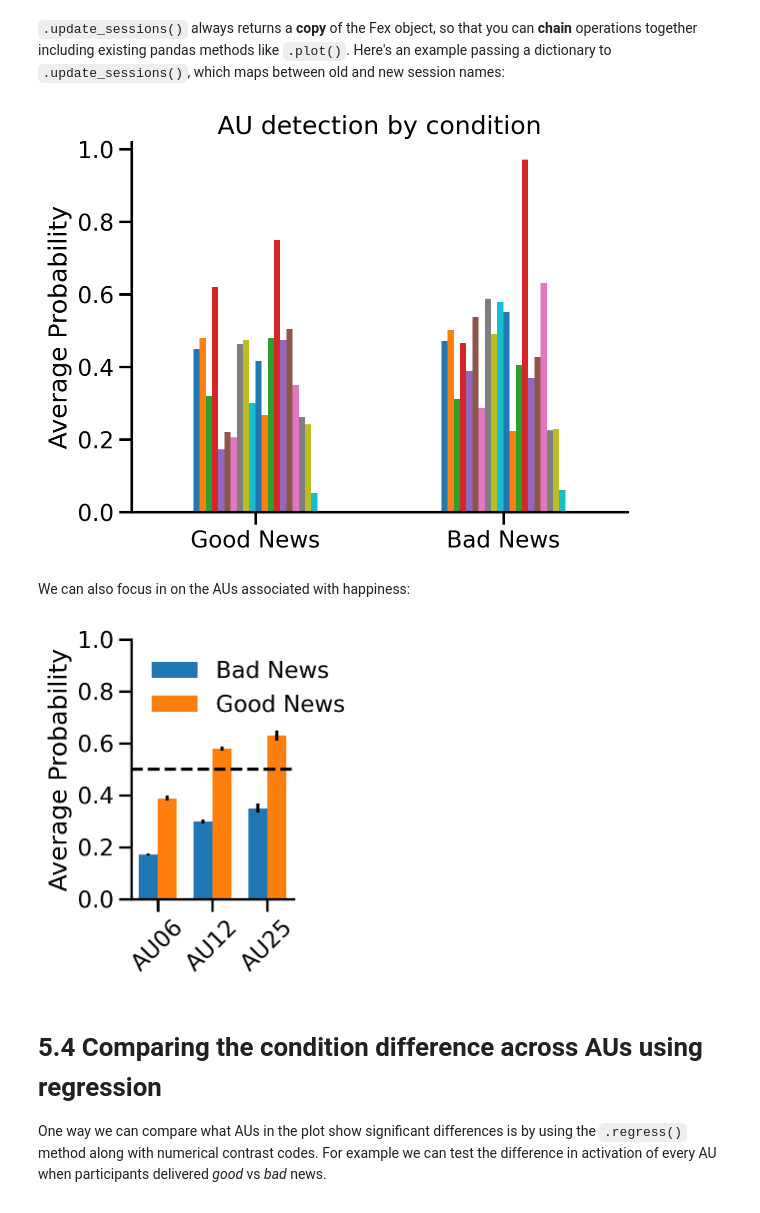
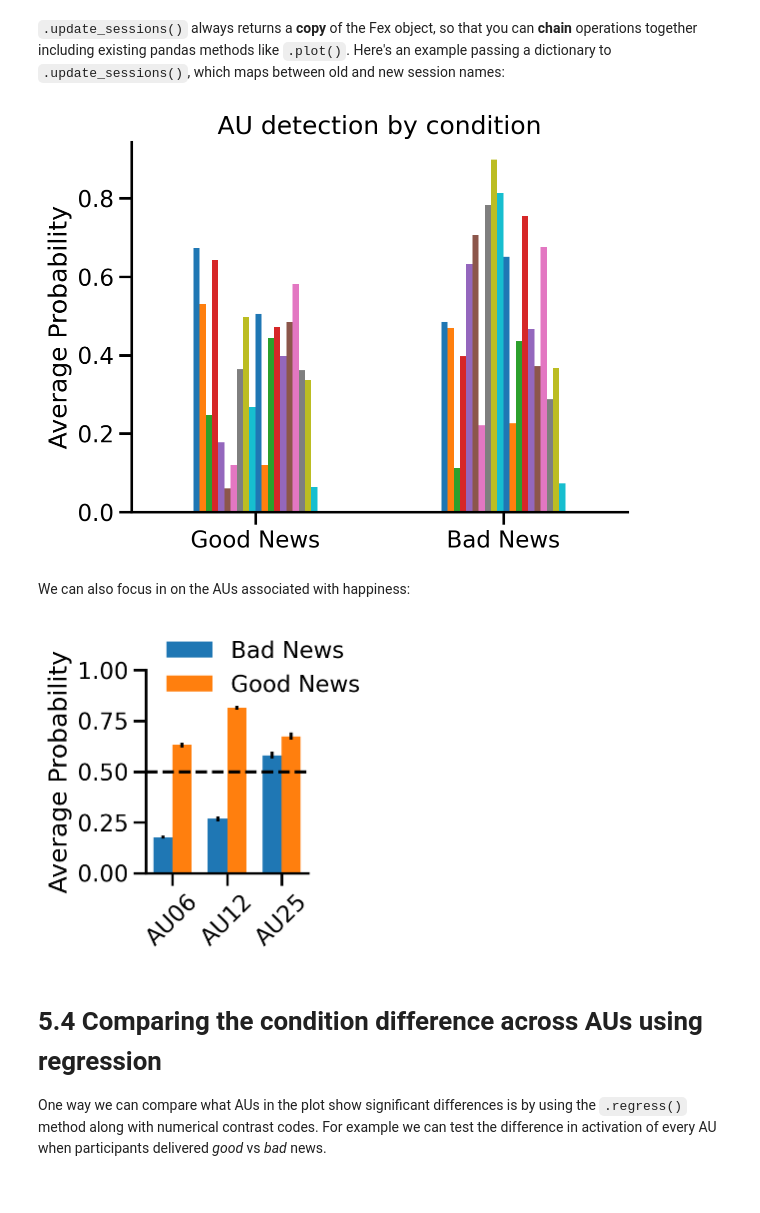
Before and after one commit to cosanlab/py-feat, a Jupyter notebook: docs/basic_tutorials/05_fex_analysis.ipynb, the cells around one changed output. Saved outputs shown, nothing was run; the diff lists cells and outputs as text; code cells hidden in the pictures.

```diff
--- a/docs/basic_tutorials/05_fex_analysis.ipynb
+++ b/docs/basic_tutorials/05_fex_analysis.ipynb
@@ -184,7 +185,9 @@ sns.despine();
 # Which condition each video belonged to
 video2condition = dict(
     zip(
-        clip_attrs["input"].str.replace(".mp4", ".csv", regex=False),
+        # if loading pre-computed csv
+        # clip_attrs["input"].str.replace(".mp4", ".csv", regex=False),
+        clip_attrs["input"],
         clip_attrs["condition"],
     )
 )
@@ -200,38 +203,38 @@ ax.set(ylabel='Average Probability', title='AU detection by condition', xticklab
 plt.xticks(rotation=0);
 sns.despine();
 # %% [output]
-[figure, old version]
+[figure, new version]
 # %% [markdown]
 We can also focus in on the AUs associated with happiness:
 # %%
 aus = ["AU06", "AU12", "AU25"]  # from https://py-feat.org/pages/au_reference.html
 
 # Update the sessions to condition compute summary stats
 summary = by_video.update_sessions(video2condition).extract_summary(
     mean=True, sem=True, std=False, min=False, max=False
 )
 
 # Organize them for plotting
 bad_means = summary.loc["badNews", [f"mean_{au}" for au in aus]]
 bad_sems = summary.loc["badNews", [f"sem_{au}" for au in aus]]
 good_means = summary.loc["goodNews", [f"mean_{au}" for au in aus]]
 good_sems = summary.loc["goodNews", [f"sem_{au}" for au in aus]]
 
 # Plot
 fig, ax = plt.subplots(figsize=(3, 4))
 ind = np.arange(len(bad_means))
 width = 0.35
 rects1 = ax.bar(ind - width / 2, bad_means, width, yerr=bad_sems, label="Bad News");
 rects2 = ax.bar(ind + width / 2, good_means, width, yerr=good_sems, label="Good News");
 ax.set(ylabel="Average Probability", title="", xticks=ind, xticklabels=aus, ylim=(0, 1));
-ax.legend(loc="upper left", frameon=False);
+ax.legend(loc="upper left", frameon=False, bbox_to_anchor=(0, 1.25));
 plt.axhline(0.5, ls="--", color="k");
 sns.despine();
 plt.xticks(rotation=45);
 plt.tight_layout();
 plt.savefig('./fig_maker/au_diffs.pdf', bbox_inches='tight');
 # %% [output]
-[figure, old version]
+[figure, new version]
 # %% [markdown]
 # 5.4 Comparing the condition difference across AUs using regression
 
```
Also changed, not shown: parts of 7 cells of this notebook, 1 other file.
